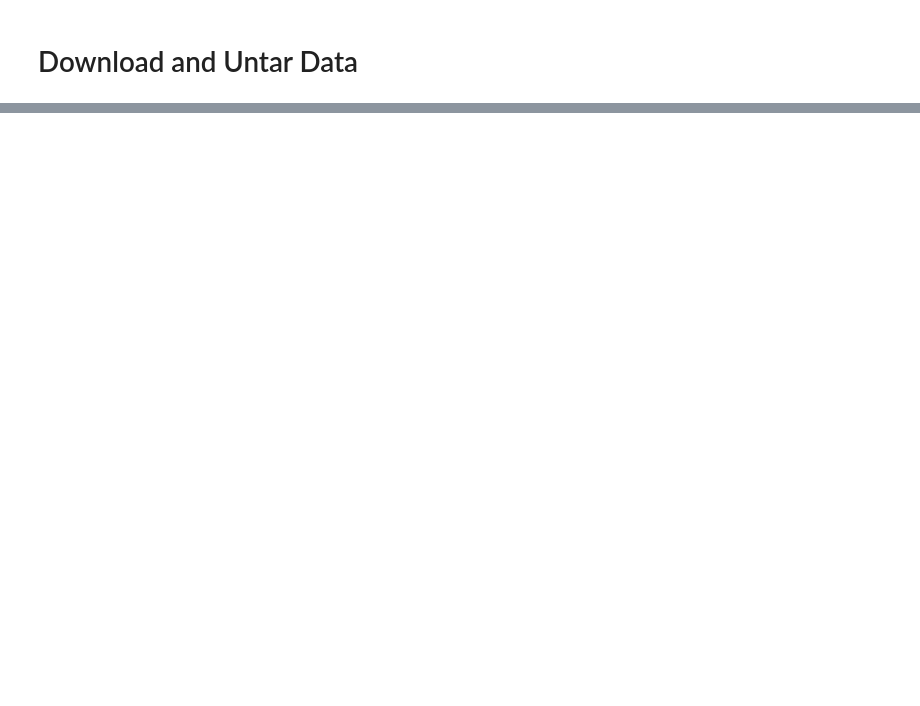
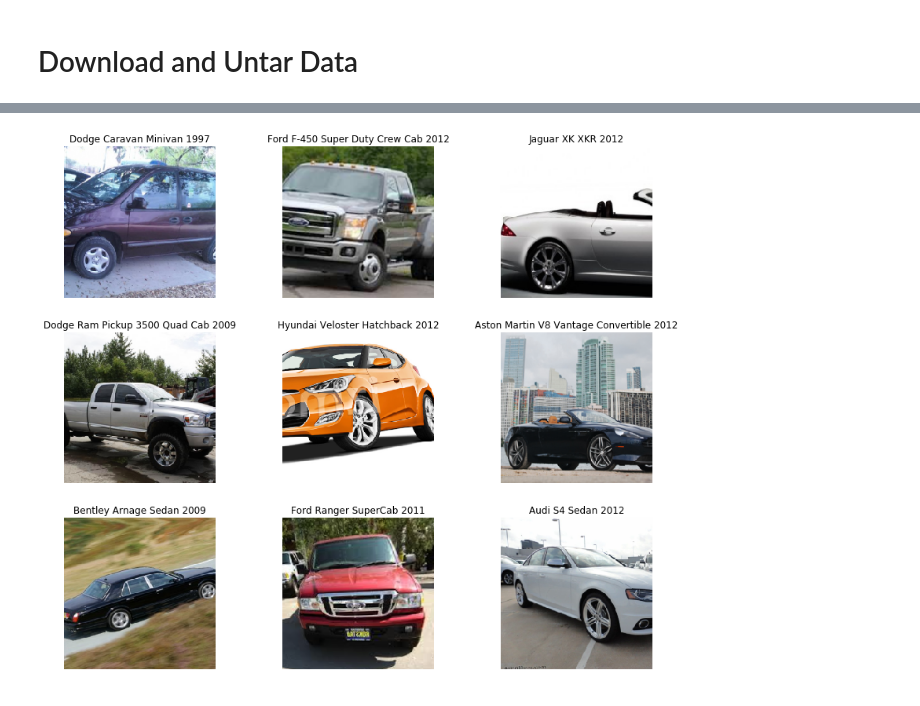
Before and after one commit to zerothphase/ai4sea_cv_challenge, a Jupyter notebook: 01_Baseline.ipynb, the cells around one changed output, grey strips where cells are left out. Drawn from its saved outputs; the diff is of its cells as text; code cells hidden in the pictures; blank space fills up the shorter version.

```diff
--- a/01_Baseline.ipynb
+++ b/01_Baseline.ipynb
@@ -161,0 +75,25 @@ def show_img(imgs_list):
+# %%
+def get_idx2name_map():
+    cars_metas = scipy.io.loadmat(devkit_path / 'cars_meta.mat')
+    cars_metas = cars_metas['class_names'].squeeze()
+    df = pd.DataFrame(cars_metas, columns=['class_names'])
+    df = df.applymap(np.squeeze)
+    df.insert(loc=0, column='class_idx', value=np.arange(1, len(df)+1))
+    idx2name_map = {df.iloc[i, 0]:df.iloc[i, 1] for i in range(len(df))}
+    return idx2name_map
+
+def get_cars_df(annos_matfile):
+    assert annos_matfile in ['cars_train_annos.mat', 'cars_test_annos_withlabels.mat'], \
+           "Please select 'cars_train_annos.mat' or 'cars_test_annos_withlabels.mat'"
+
+    cars_annos = scipy.io.loadmat(devkit_path / annos_matfile)
+    cars_annos = cars_annos['annotations'].squeeze()
+    df = pd.DataFrame(cars_annos)
+    df = df.applymap(np.squeeze)
+    idx2name_map = get_idx2name_map()
+    df['class_name'] = df['class'].map(idx2name_map)
+
+    return df[['fname', 'class_name', 'class']]
+# %%
+train_df = get_cars_df('cars_train_annos.mat')
+test_df = get_cars_df('cars_test_annos_withlabels.mat')
@@ -161,0 +112,9 @@ def show_img(imgs_list):
+# %%
+tfms = get_transforms()
+# %%
+img_data = ImageDataBunch.from_df(train_path, train_df,
+                                  ds_tfms=tfms, size=224, fn_col=0, label_col=1, valid_pct=0.2, bs=64)
+# %%
+img_data.show_batch(rows=3, figsize=(12,10))
+# %% [output]
+[figure, added]
```
Also changed, not shown: parts of 46 cells of this notebook, 1 other file.
